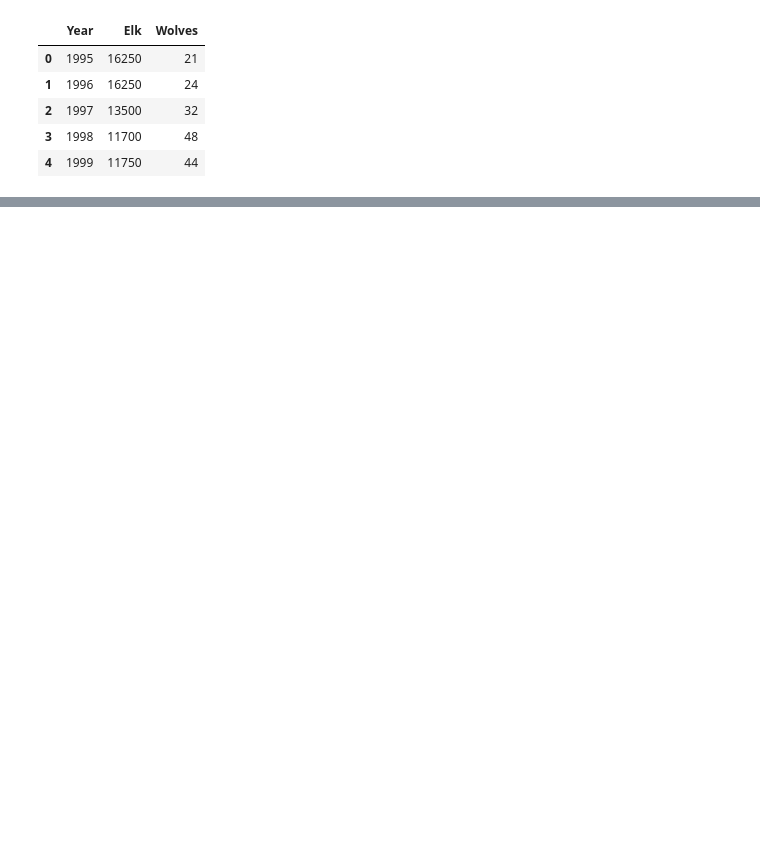
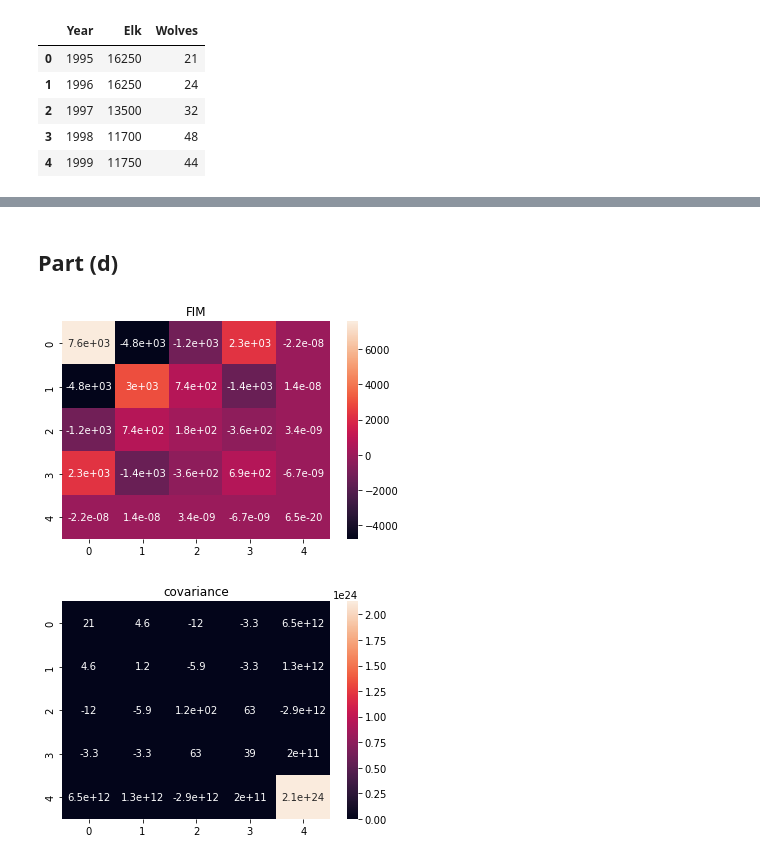
Before and after one commit to jcallahan4/cs580, a Jupyter notebook: hw7.ipynb, the cells around one changed output, grey strips where cells are left out. Saved outputs shown, nothing was run; the diff lists cells and outputs as text; code cells hidden in the pictures; blank space fills up the shorter version.

```diff
--- a/hw7.ipynb
+++ b/hw7.ipynb
@@ -137,0 +151,19 @@ plt.show()
+# %% [markdown]
+## Part (d)
+# %%
+J = res.jac
+J @ J.T
+
+sig2 = ((res.cost * 2) / (np.sqrt(len(df["Year"]) - opt_theta.shape[0]))) ** 2
+FIM =  J.T @ J * (1 / sig2)
+cov = np.linalg.inv(FIM)
+
+sns.heatmap(FIM, annot=True)
+plt.title("FIM")
+plt.show()
+sns.heatmap(cov, annot=True)
+plt.title("covariance")
+plt.show()
+# %% [output]
+[figure, added]
+[figure, added]
```
Also changed, not shown: parts of 8 cells of this notebook.
